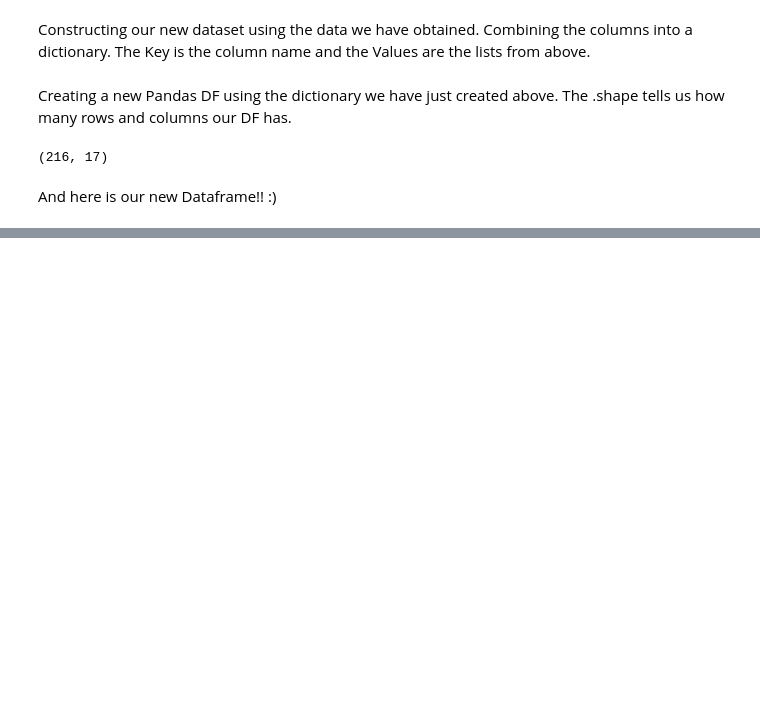
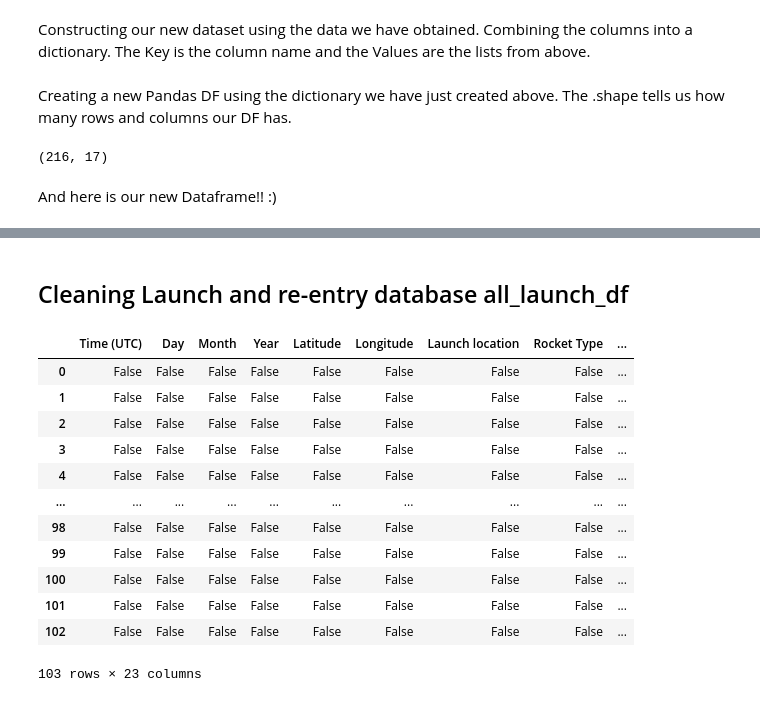
Before and after one commit to AbigailKempson/CFG_final_project, a Jupyter notebook: CFG_Final_Project_Version_1.ipynb, the cells around one changed output, grey strips where cells are left out. Saved outputs shown, nothing was run; the diff lists cells and outputs as text; code cells hidden in the pictures; blank space fills up the shorter version.

```diff
--- a/CFG_Final_Project_Version_1.ipynb
+++ b/CFG_Final_Project_Version_1.ipynb
@@ -9,7 +14,9 @@ Do we need a SQL Database? I don't think we do... This is a 2 sheet excel spread
 # %%
 import pandas as pd
 # %%
-all_launch_df = pd.read_excel("C:/Users/chhar/Documents/CFG Degree/DATA/Project/APIs/Rocket Atmospheric Impact/Launch and re-entry database.xlsx", sheet_name="2019 launches")
+#Please ensure that the "Launch and ...." sheet is in the same folder as the .pynb file, which it should be if you pulled from Git.
+
+all_launch_df = pd.read_excel("Launch and re-entry database.xlsx", sheet_name="2019 launches")
 # %%
 all_launch_df.head()
 # %% [output]
@@ -328,0 +459,22 @@ dflaunch.head(5)
+# %% [markdown]
+## Cleaning Launch and re-entry database all_launch_df
+# %%
+# Filled NaN values with n/a following orginal dataset
+all_launch_df.isna()
+
+# columns_to_fill = ['Booster fuel type', 'Stage 1 fuel type', 'Stage 2 fuel type', 'Stage 3 fuel type', 'Stage 4 fuel type']
+# all_launch_df[columns_to_fill] = all_launch_df[columns_to_fill].fillna('n/a')
+# %% [output]
+|  | Time (UTC) | Day | Month | Year | Latitude | Longitude | Launch location | Rocket Type | ... |
+| 0 | False | False | False | False | False | False | False | False | ... |
+| 1 | False | False | False | False | False | False | False | False | ... |
+| 2 | False | False | False | False | False | False | False | False | ... |
+| 3 | False | False | False | False | False | False | False | False | ... |
+| 4 | False | False | False | False | False | False | False | False | ... |
+| ... | ... | ... | ... | ... | ... | ... | ... | ... | ... |
+| 98 | False | False | False | False | False | False | False | False | ... |
+| 99 | False | False | False | False | False | False | False | False | ... |
+| 100 | False | False | False | False | False | False | False | False | ... |
+| 101 | False | False | False | False | False | False | False | False | ... |
+| 102 | False | False | False | False | False | False | False | False | ... |
+103 rows × 23 columns
```
Also changed, not shown: parts of 21 cells of this notebook, 4 other files.
